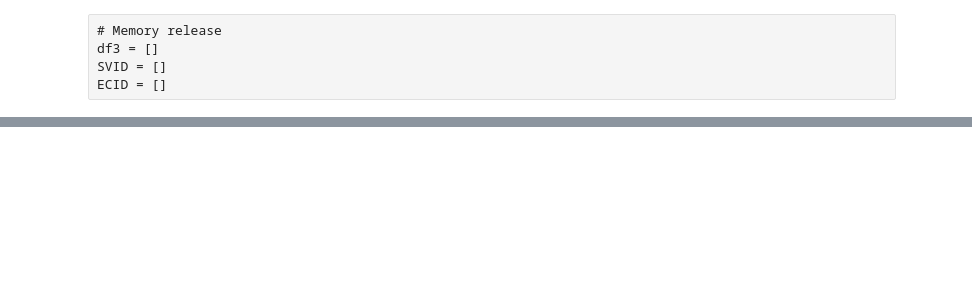
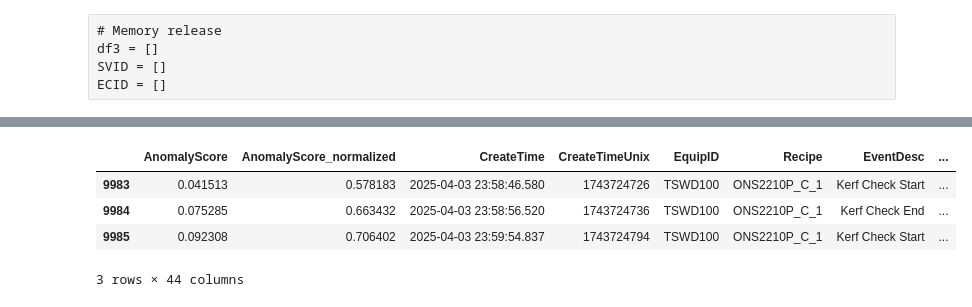
Before and after one commit to theerawatramchuen/ppc_saw, a Jupyter notebook: ppc_saw_anomaly_max_api_1.ipynb, the cells around one changed output, grey strips where cells are left out. Cells and saved outputs as stored; diff of their text form; code cells hidden in the pictures; blank space fills up the shorter version.

```diff
--- a/ppc_saw_anomaly_max_api_1.ipynb
+++ b/ppc_saw_anomaly_max_api_1.ipynb
@@ -216,0 +177,8 @@ plt.show()
+# %%
+anomalies_df.tail(3)
+# %% [output]
+|  | AnomalyScore | AnomalyScore_normalized | CreateTime | CreateTimeUnix | EquipID | Recipe | EventDesc | ... |
+| 9983 | 0.041513 | 0.578183 | 2025-04-03 23:58:46.580 | 1743724726 | TSWD100 | ONS2210P_C_1 | Kerf Check Start | ... |
+| 9984 | 0.075285 | 0.663432 | 2025-04-03 23:58:56.520 | 1743724736 | TSWD100 | ONS2210P_C_1 | Kerf Check End | ... |
+| 9985 | 0.092308 | 0.706402 | 2025-04-03 23:59:54.837 | 1743724794 | TSWD100 | ONS2210P_C_1 | Kerf Check Start | ... |
+3 rows × 44 columns
```
Also changed, not shown: parts of 12 cells of this notebook, 1 other file.
